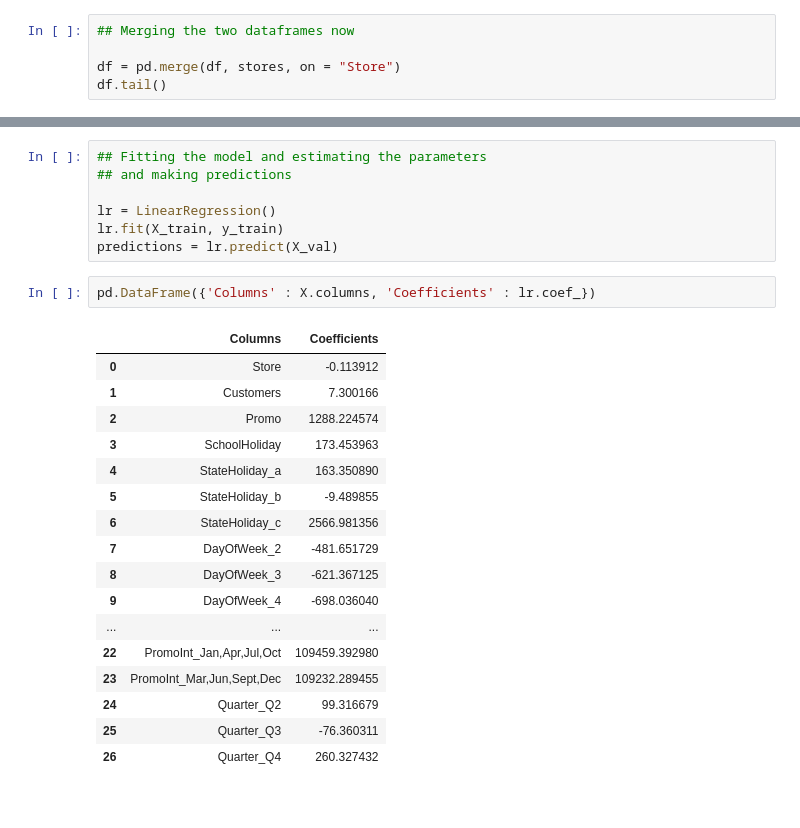
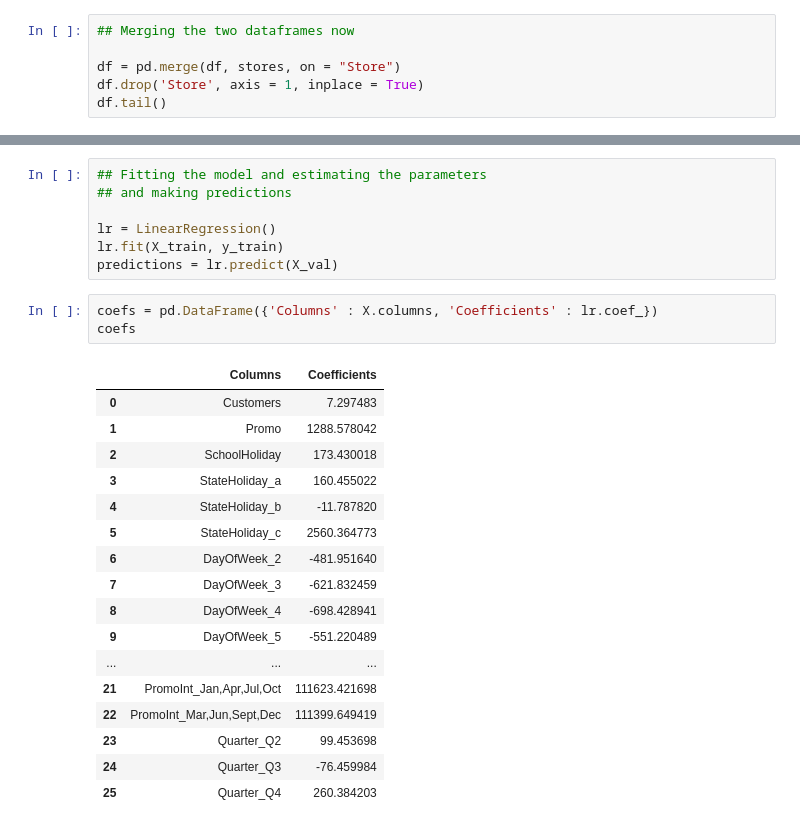
Before and after one commit to ritiknayakzz/Rossmann-Sales-Prediction-Regression-Project, a Jupyter notebook: Regression_Capstone_Project_(Rossmann_Sales_Prediction)_Ritik_Prakash_Nayak.ipynb, the cells around one changed output, grey strips where cells are left out. Drawn from its saved outputs; the diff is of its cells as text.

```diff
--- a/Regression_Capstone_Project_(Rossmann_Sales_Prediction)_Ritik_Prakash_Nayak.ipynb
+++ b/Regression_Capstone_Project_(Rossmann_Sales_Prediction)_Ritik_Prakash_Nayak.ipynb
@@ -1357,5 +1367,6 @@ From previous analysis, it is evident that both the mean and median for sales is
 ## Merging the two dataframes now
 
 df = pd.merge(df, stores, on = "Store")
+df.drop('Store', axis = 1, inplace = True)
 df.tail()
 # %% [output]
@@ -1439,22 +1450,23 @@ lr = LinearRegression()
 lr.fit(X_train, y_train)
 predictions = lr.predict(X_val)
 # %%
-pd.DataFrame({'Columns' : X.columns, 'Coefficients' : lr.coef_})
+coefs = pd.DataFrame({'Columns' : X.columns, 'Coefficients' : lr.coef_})
+coefs
 # %% [output]
 |  | Columns | Coefficients |
-| 0 | Store | -0.113912 |
-| 1 | Customers | 7.300166 |
-| 2 | Promo | 1288.224574 |
-| 3 | SchoolHoliday | 173.453963 |
-| 4 | StateHoliday_a | 163.350890 |
-| 5 | StateHoliday_b | -9.489855 |
-| 6 | StateHoliday_c | 2566.981356 |
-| 7 | DayOfWeek_2 | -481.651729 |
-| 8 | DayOfWeek_3 | -621.367125 |
-| 9 | DayOfWeek_4 | -698.036040 |
+| 0 | Customers | 7.297483 |
+| 1 | Promo | 1288.578042 |
+| 2 | SchoolHoliday | 173.430018 |
+| 3 | StateHoliday_a | 160.455022 |
+| 4 | StateHoliday_b | -11.787820 |
+| 5 | StateHoliday_c | 2560.364773 |
+| 6 | DayOfWeek_2 | -481.951640 |
+| 7 | DayOfWeek_3 | -621.832459 |
+| 8 | DayOfWeek_4 | -698.428941 |
+| 9 | DayOfWeek_5 | -551.220489 |
 | ... | ... | ... |
-| 22 | PromoInt_Jan,Apr,Jul,Oct | 109459.392980 |
-| 23 | PromoInt_Mar,Jun,Sept,Dec | 109232.289455 |
-| 24 | Quarter_Q2 | 99.316679 |
-| 25 | Quarter_Q3 | -76.360311 |
-| 26 | Quarter_Q4 | 260.327432 |
+| 21 | PromoInt_Jan,Apr,Jul,Oct | 111623.421698 |
+| 22 | PromoInt_Mar,Jun,Sept,Dec | 111399.649419 |
+| 23 | Quarter_Q2 | 99.453698 |
+| 24 | Quarter_Q3 | -76.459984 |
+| 25 | Quarter_Q4 | 260.384203 |
```
Also changed, not shown: parts of 29 cells of this notebook.
